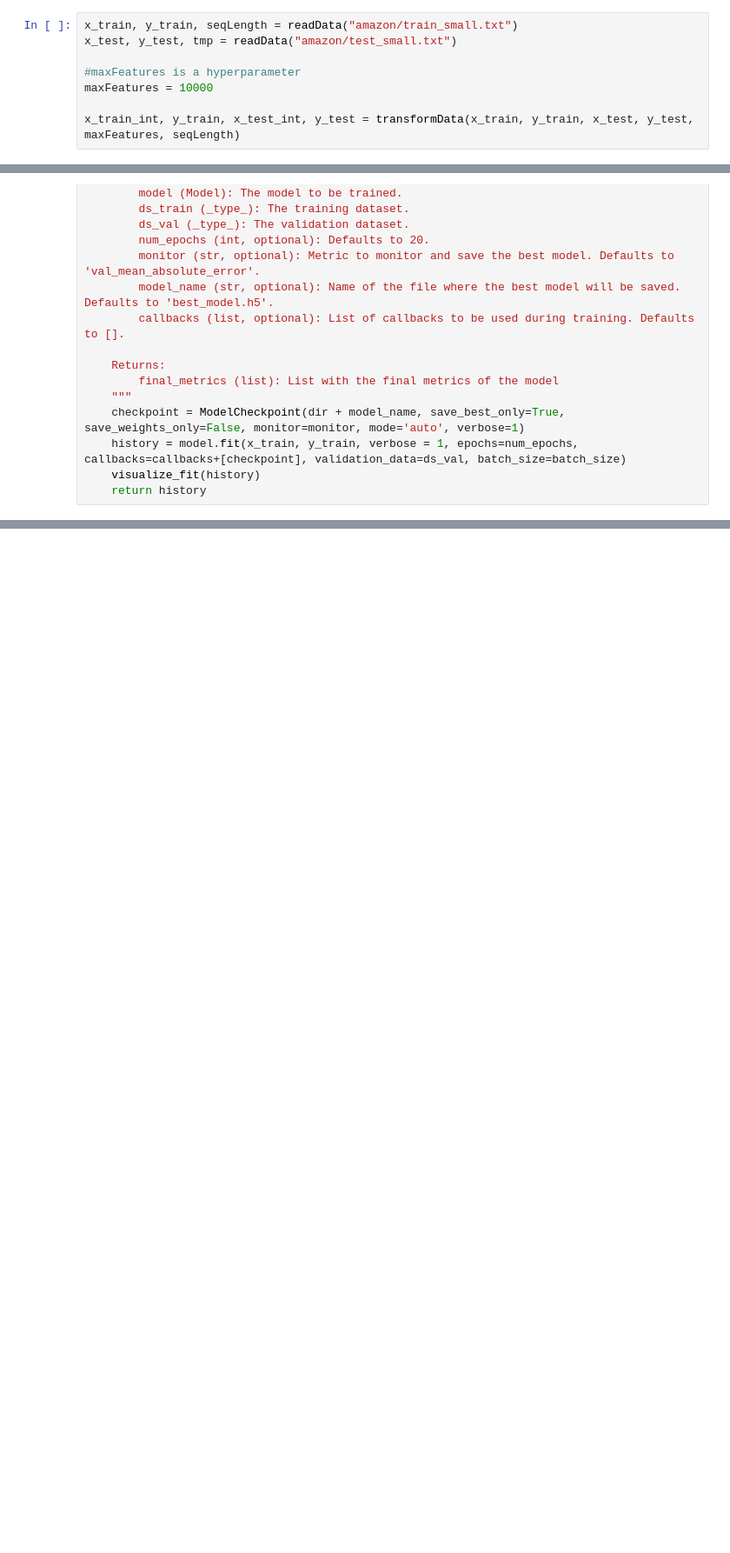
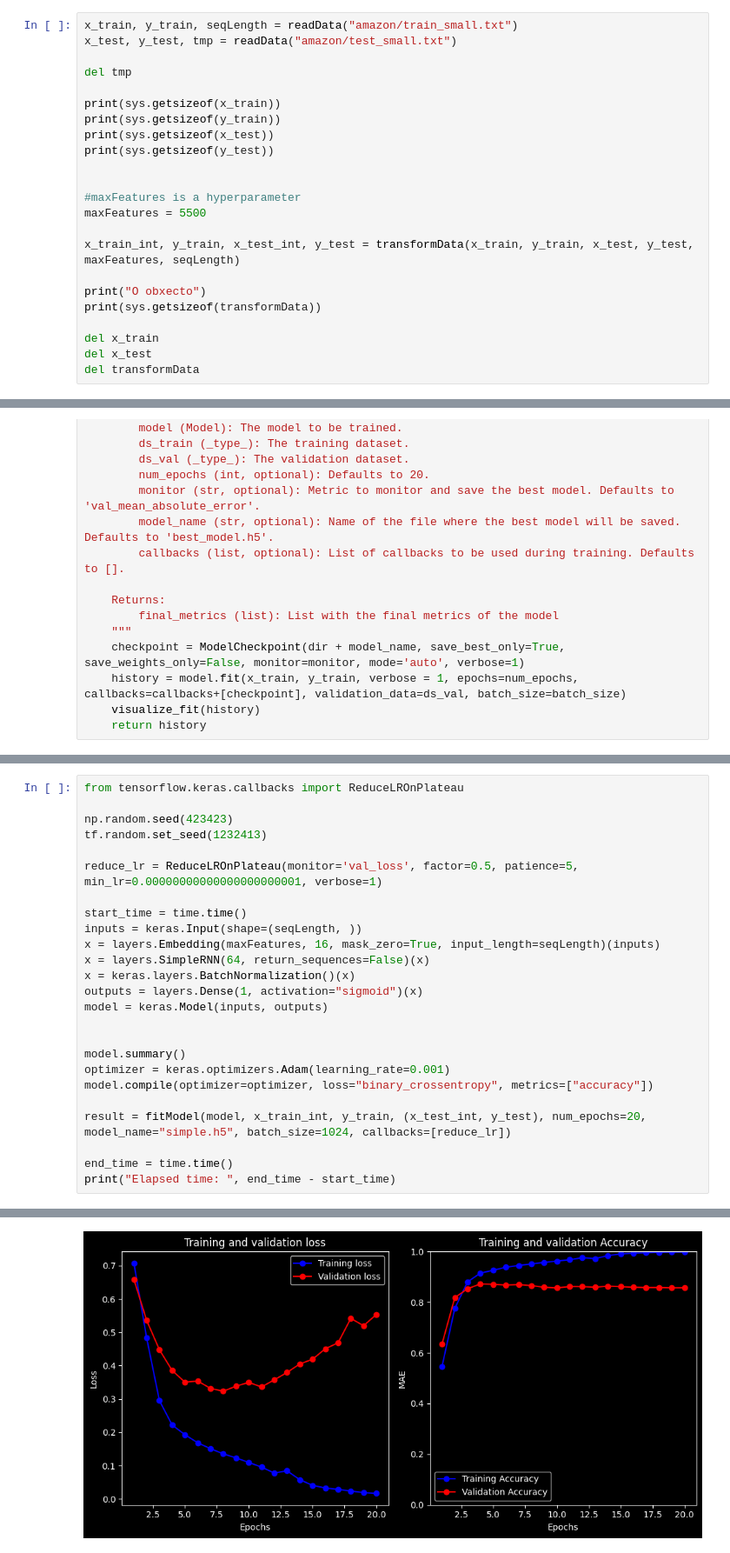
Before and after one commit to maxhormazabal/dl_submissions, a Jupyter notebook: L4_2/generateAmazonDataset.ipynb, the cells around one changed output, grey strips where cells are left out. Shown at 87% size. Saved outputs shown, nothing was run; the diff lists cells and outputs as text; blank space fills up the shorter version.

```diff
--- a/L4_2/generateAmazonDataset.ipynb
+++ b/L4_2/generateAmazonDataset.ipynb
@@ -75,8 +77,23 @@ def transformData(x_train, y_train, x_test, y_test, maxFeatures, seqLength):
 x_train, y_train, seqLength = readData("amazon/train_small.txt")
 x_test, y_test, tmp = readData("amazon/test_small.txt")
 
+del tmp
+
+print(sys.getsizeof(x_train))
+print(sys.getsizeof(y_train))
+print(sys.getsizeof(x_test))
+print(sys.getsizeof(y_test))
+
+
 #maxFeatures is a hyperparameter
-maxFeatures = 10000
+maxFeatures = 5500
 
 x_train_int, y_train, x_test_int, y_test = transformData(x_train, y_train, x_test, y_test, maxFeatures, seqLength)
+
+print("O obxecto")
+print(sys.getsizeof(transformData))
+
+del x_train
+del x_test
+del transformData
 # %% [output]
@@ -191,0 +200,26 @@ def fitModel(model, x_train, y_train, ds_val, num_epochs=20, monitor='val_accura
+# %%
+from tensorflow.keras.callbacks import ReduceLROnPlateau
+
+np.random.seed(423423)
+tf.random.set_seed(1232413)
+
+reduce_lr = ReduceLROnPlateau(monitor='val_loss', factor=0.5, patience=5, min_lr=0.00000000000000000000001, verbose=1)
+
+start_time = time.time()
+inputs = keras.Input(shape=(seqLength, ))
+x = layers.Embedding(maxFeatures, 16, mask_zero=True, input_length=seqLength)(inputs)
+x = layers.SimpleRNN(64, return_sequences=False)(x)
+x = keras.layers.BatchNormalization()(x)
+outputs = layers.Dense(1, activation="sigmoid")(x)
+model = keras.Model(inputs, outputs)
+
+
+model.summary()
+optimizer = keras.optimizers.Adam(learning_rate=0.001)
+model.compile(optimizer=optimizer, loss="binary_crossentropy", metrics=["accuracy"])
+
+result = fitModel(model, x_train_int, y_train, (x_test_int, y_test), num_epochs=20, model_name="simple.h5", batch_size=1024, callbacks=[reduce_lr])
+
+end_time = time.time()
+print("Elapsed time: ", end_time - start_time)
+# %% [output]
@@ -191,0 +266 @@ def fitModel(model, x_train, y_train, ds_val, num_epochs=20, monitor='val_accura
+[figure, added]
```
Also changed, not shown: parts of 48 cells of this notebook.
